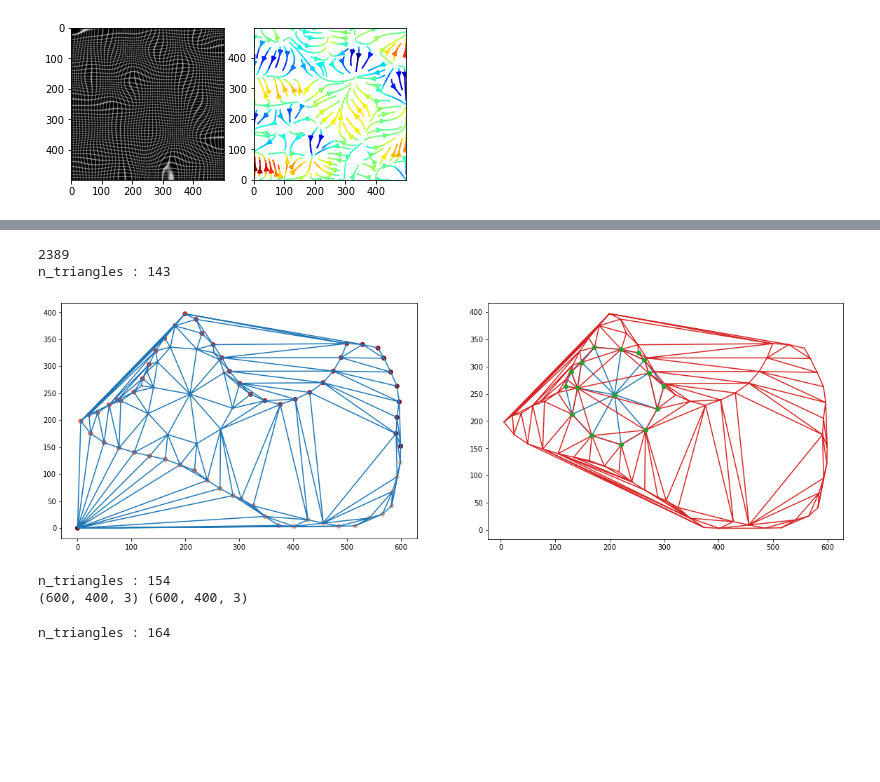
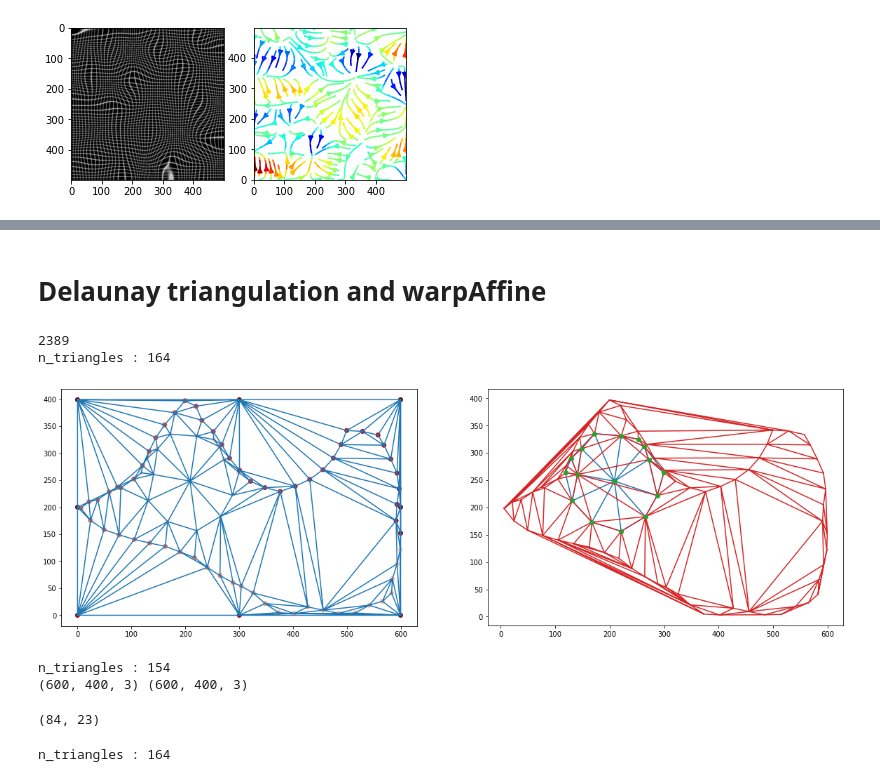
Before and after one commit to trangle1302/2D_shapespace, a Jupyter notebook: notebooks/deformation_field.ipynb, the cells around one changed output, grey strips where cells are left out. Cells and saved outputs as stored; diff of their text form; code cells hidden in the pictures; blank space fills up the shorter version.

```diff
--- a/notebooks/deformation_field.ipynb
+++ b/notebooks/deformation_field.ipynb
@@ -392,0 +401,2 @@ def equidistance(x, y, n_points=256):
+# %% [markdown]
+# Delaunay triangulation and warpAffine
@@ -397,7 +423,7 @@ from scipy.ndimage import center_of_mass, rotate
 from scipy.spatial import Delaunay
 
 (x_max, y_max,_) = avg_cell.shape
-border_anchors = [[0,0]]# [[0,0],[x_max//2,0],[x_max,0],[0,y_max//2],[0,y_max],[x_max//2,y_max],[x_max,y_max//2],[x_max,y_max]]
+border_anchors = [[0,0],[x_max//2,0],[x_max-1,0],[0,y_max//2],[0,y_max-1],[x_max//2,y_max-1],[x_max-1,y_max//2],[x_max-1,y_max-1]]
 
 ori_shape = resize(np.rot90(shape,3), (600,400))
 
@@ -434,38 +460,46 @@ nu_pt = np.vstack([np.array(nu_centroid),nu_contour])
 cell_pt = np.vstack([nu_contour,cell_contour])
 dstTri = np.vstack([Delaunay(nu_pt).simplices, Delaunay(cell_pt).simplices])
 ax[1].triplot(nu_pt[:,0], nu_pt[:,1], Delaunay(nu_pt).simplices)
 ax[1].plot(nu_pt[:,0], nu_pt[:,1], 'o')
 ax[1].triplot(cell_pt[:,0], cell_pt[:,1], Delaunay(cell_pt).simplices)
 ax[1].axis("scaled")
 plt.show()
 print(f"n_triangles : {len(Delaunay(nu_pt).simplices)+len(Delaunay(cell_pt).simplices)}")
 
 
 nu_centroid = center_of_mass(avg_cell[:,:,2])
 nu_contour = find_contours(avg_cell[:,:,2])
 x,y = equidistance(nu_contour[0][:,0], nu_contour[0][:,1], n_points=16)
 nu_contour = np.array([[x[i], y[i]] for i in range(len(x))])
 
 cell_contour = find_contours(avg_cell[:,:,0])
 x,y = equidistance(cell_contour[0][:,0], cell_contour[0][:,1], n_points=64)
 cell_contour = np.array([[x[i], y[i]] for i in range(len(x))])
 pts2 = np.vstack([np.array(nu_centroid),nu_contour,cell_contour, border_anchors])
 
-
+# Delaunay triangulation
+# Each triangle is represented as three integers: each value represents a index in to the original points array.
 srcTri = Delaunay(pts1).simplices
 dstTri = Delaunay(pts2).simplices
 print(avg_cell.shape, ori_shape.shape)
 #M = transformation_from_points(tri1, tri2)
 
 
 #warp_mat = cv2.getAffineTransform(srcTri, dstTri)
 #dst = cv2.warpAffine(img, M, (cols, rows))
 # %% [output]
 2389
-n_triangles : 143
+n_triangles : 164
-[figure, old version]
+[figure, new version]
 n_triangles : 154
 (600, 400, 3) (600, 400, 3)
+# %%
+srcTri_set = [set(tri) for tri in srcTri]
+dstTri_set = [set(tri) for tri in dstTri]
+union = [tri in dstTri_set for tri in srcTri_set]
+len(union),sum(union)
+# %% [output]
+(84, 23)
 # %%
 # triangulate all points
 dstTri = Delaunay(pts2).simplices
```
Also changed, not shown: parts of 30 cells of this notebook, 4 other files.
